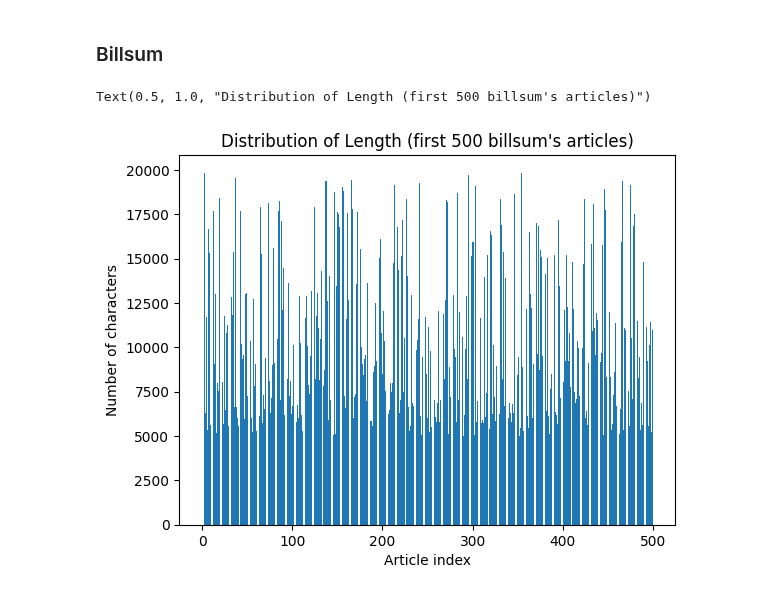
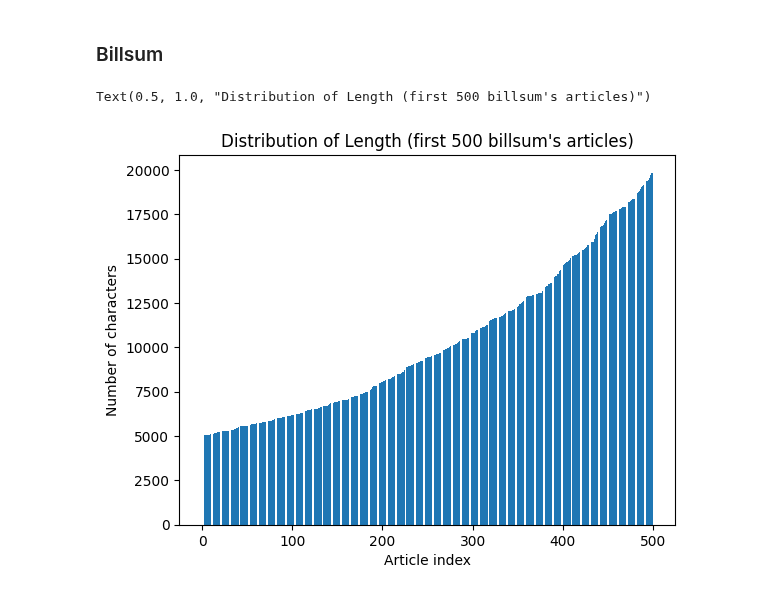
Before and after one commit to MariusAAROS/Supervised-Learning-using-Unsupervised-Learning-Metrics-in-the-absence-of-Annotated-Data, a Jupyter notebook: myLibraries/notebooks/SearchDatasetGoldHuman.ipynb, the cells around one changed output. Cells and saved outputs as stored; diff of their text form; code cells hidden in the pictures.

```diff
--- a/myLibraries/notebooks/SearchDatasetGoldHuman.ipynb
+++ b/myLibraries/notebooks/SearchDatasetGoldHuman.ipynb
@@ -66,0 +67,7 @@ Text(0.5, 1.0, "Distribution of Length (first 500 pubmed's articles)")
+# %%
+text_lens = sorted([len(x) for x in subset.summary.to_list()])
+x = [x for x in range(500)]
+plt.bar(x, text_lens)
+plt.xlabel("Article index")
+plt.ylabel("Number of characters")
+plt.title("Distribution of Length (first 500 pubmed's articles)")
@@ -76,12 +86,12 @@ billsum_test = pd.read_json(billsumTest_url, lines=True)
 billsum_test = billsum_test.loc[:, ["text", "summary"]]
 subset = billsum_test.iloc[:500, :]
 # %%
-text_lens = [len(x) for x in subset.text.to_list()]
+text_lens = sorted([len(x) for x in subset.text.to_list()])
 x = [x for x in range(500)]
 plt.bar(x, text_lens)
 plt.xlabel("Article index")
 plt.ylabel("Number of characters")
 plt.title("Distribution of Length (first 500 billsum's articles)")
 # %% [output]
 Text(0.5, 1.0, "Distribution of Length (first 500 billsum's articles)")
-[figure, old version]
+[figure, new version]
```
Also changed, not shown: parts of 4 cells of this notebook, 1 other file.
